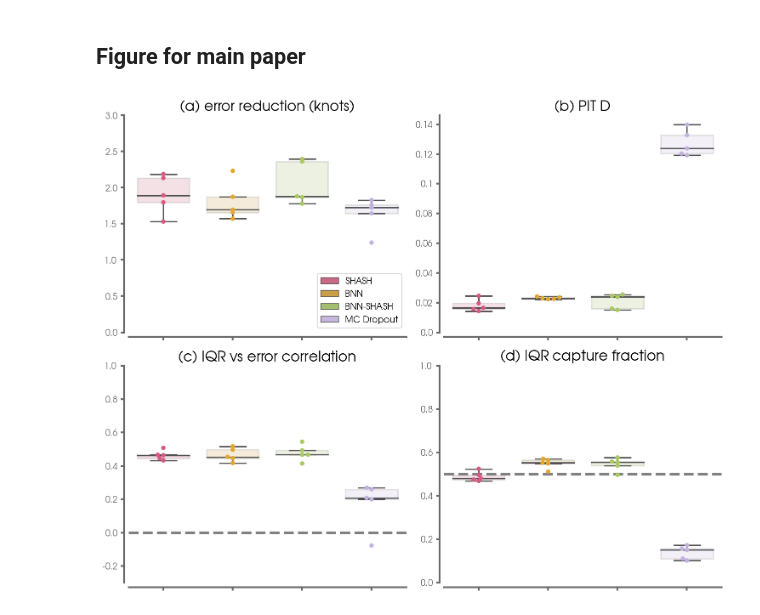
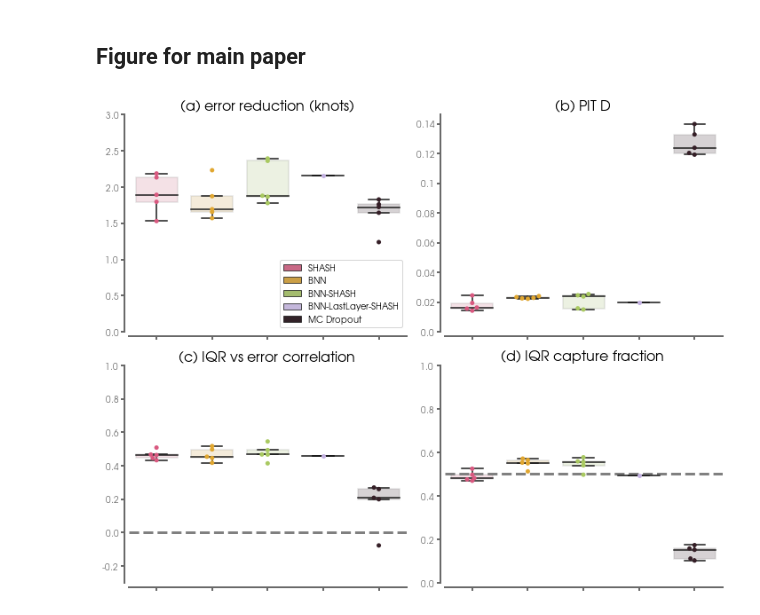
Before and after one commit to eabarnes1010/hurricane_uqcomparisons, a Jupyter notebook: _plot_uqMetrics.ipynb, the cells around one changed output. Cells and saved outputs as stored; diff of their text form; code cells hidden in the pictures.

Commit message:
added bnnshashLL, a network that follows a feedforward shash with bnn nodes for the final layers

```diff
--- a/_plot_uqMetrics.ipynb
+++ b/_plot_uqMetrics.ipynb
@@ -33,10 +33,11 @@ __author__ = "Randal J Barnes and Elizabeth A. Barnes"
 __version__ = "17 May 2022"
 
 EXP_NAME_LIST = (
-                 "intensity302_EPCP48",
-                 "intensity412_EPCP48",
-                 "intensity432_EPCP48",
-                 "intensity422_EPCP48",
+                 "intensity302_EPCP48",    #SHASH
+                 "intensity412_EPCP48",    #BNN
+                 "intensity432_EPCP48",    #BNN-SHASH
+                 "intensity431_EPCP48",    #BNN-SHASH-LastLayer
+                 "intensity422_EPCP48",    #MC-Dropout
                  )
 
 APPEND_NAME = ''#'_paper'
@@ -217,7 +223,7 @@ for x_axis in x_axis_list:
         if imetric == 0:
             handles, labels = ax.get_legend_handles_labels()
             # ax.legend(handles[:3], ('SHASH','BNN','MC Dropout'),fontsize=12,frameon=True)
-            ax.legend(handles[:4], ('SHASH','BNN','BNN-SHASH','MC Dropout'),fontsize=10,frameon=True,loc=4)
+            ax.legend(handles[:5], ('SHASH','BNN','BNN-SHASH','BNN-LastLayer-SHASH','MC Dropout'),fontsize=10,frameon=True,loc=4)
         else:
             ax.get_legend().remove()
 
@@ -234,34 +240,34 @@ for x_axis in x_axis_list:
         if(metric.find('iqr_error')> -1):
             ax.set_ylim(-.3,1.)
             ax.axhline(y=0.0,linewidth=3,linestyle='--',color='gray')
 
         ax.set_title(title_text[imetric],
                      fontsize=FS,
                      color='k',
                     )
 
         # ax.set_title(panel_letters[imetric] + ' ' + metric + APPEND_NAME,
         #              fontsize=FS,
         #              color='k',
         #             )
 
         # ax.get_legend().remove()
         x_tick_labels = ax.get_xticklabels()
         ax.set_xticklabels(x_tick_labels,rotation = 30)
         ax.set_xticklabels([])
         yticks = np.around(ax.get_yticks(),3)
         ax.set_yticklabels(yticks)
         ax.set_ylabel('')
 
         format_spines(ax)
         ax.set_xticklabels(x_tick_labels,rotation = 30)
         ax.set_xlabel('')
 
     plt.tight_layout()
     plt.savefig(FIGURE_PATH + 'uq_comparisonsMetrics' + APPEND_NAME + '.png', dpi=dpiFig)
     plt.show()
 # %% [output]
-[figure, old version]
+[figure, new version]
 # %%
 for exp_name in df_metrics["exp_name"].unique():
     df_show = df_metrics.loc[df_metrics["exp_name"]==exp_name][["exp_name",
```
Also changed, not shown: parts of 3 cells of this notebook, 4 other files.
